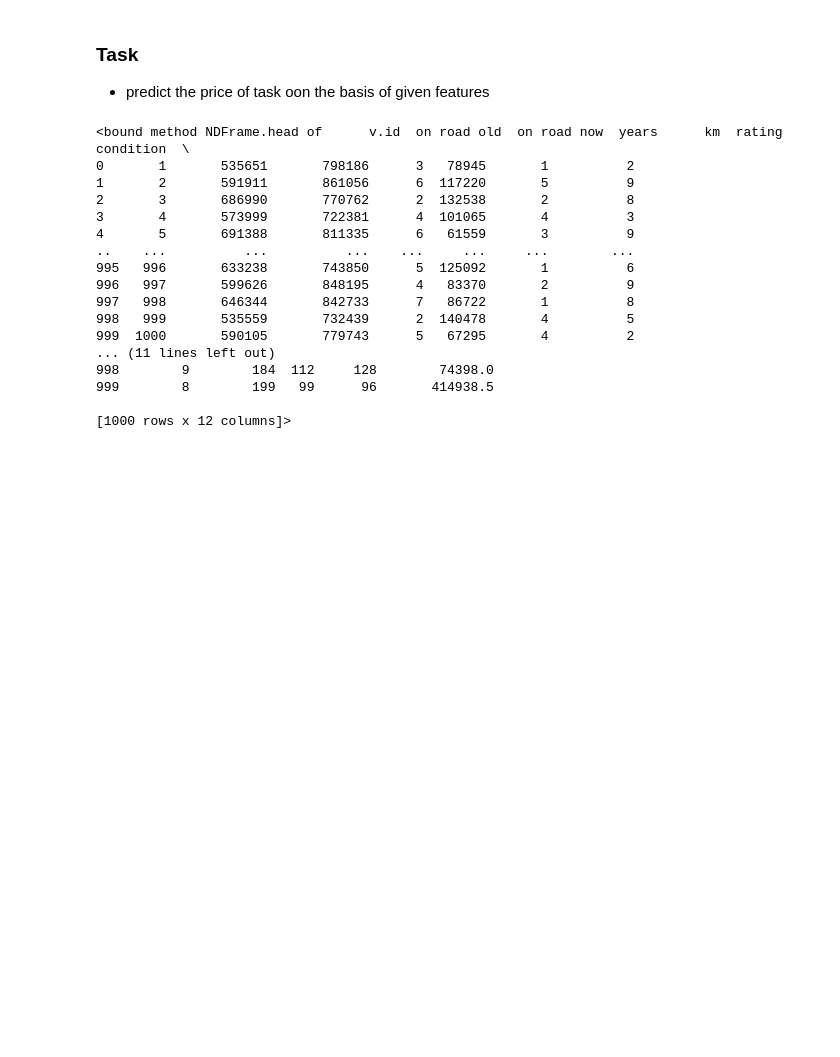
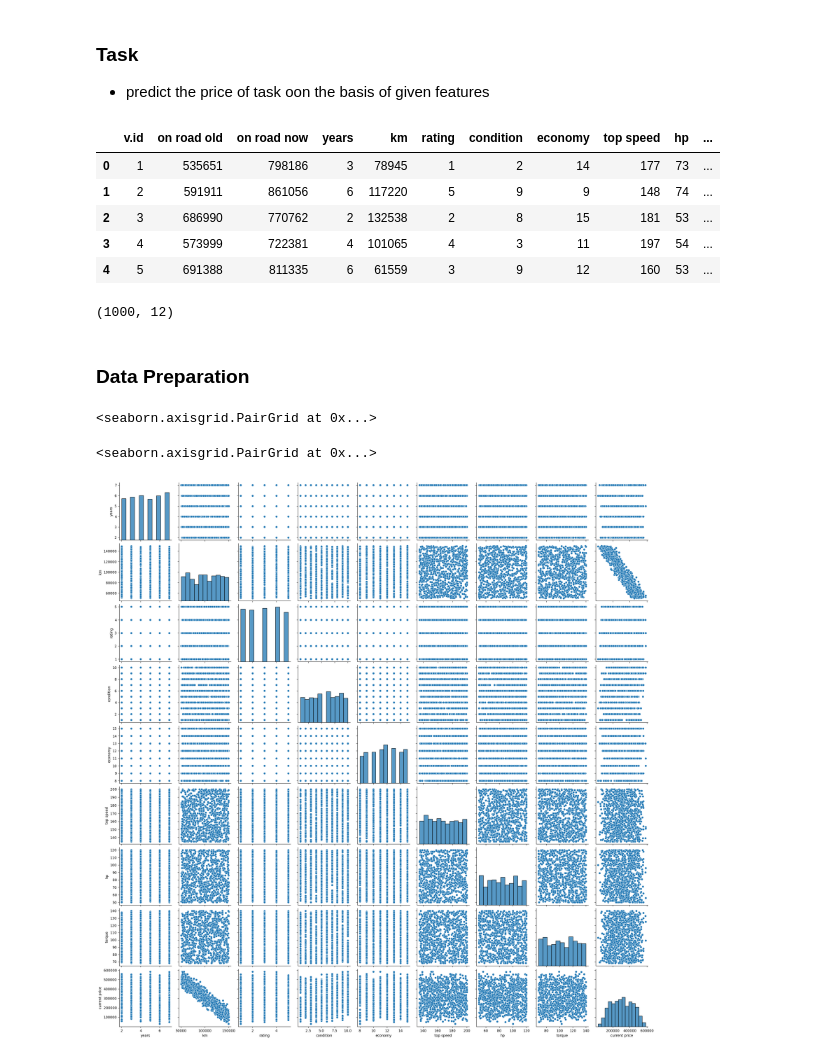
Before and after one commit to WajahatAliBasharat073/DailyTensorFlowVision, a Jupyter notebook: Projects/CarPricePrediction/CPP.ipynb, the cells around one changed output. Cells and saved outputs as stored; diff of their text form; code cells hidden in the pictures; blank space fills up the shorter version.

```diff
--- a/Projects/CarPricePrediction/CPP.ipynb
+++ b/Projects/CarPricePrediction/CPP.ipynb
@@ -22,21 +23,25 @@ import tensorflow as tf
 # %%
 df=pd.read_csv("./dataset/train.csv")
-df.head
+df.head()
 # %% [output]
-<bound method NDFrame.head of      v.id  on road old  on road now  years      km  rating  condition  \
-0       1       535651       798186      3   78945       1          2
-1       2       591911       861056      6  117220       5          9
-2       3       686990       770762      2  132538       2          8
-3       4       573999       722381      4  101065       4          3
-4       5       691388       811335      6   61559       3          9
-..    ...          ...          ...    ...     ...     ...        ...
-995   996       633238       743850      5  125092       1          6
-996   997       599626       848195      4   83370       2          9
-997   998       646344       842733      7   86722       1          8
-998   999       535559       732439      2  140478       4          5
-999  1000       590105       779743      5   67295       4          2
-... (11 lines left out)
-998        9        184  112     128        74398.0
-999        8        199   99      96       414938.5
-
-[1000 rows x 12 columns]>
+|  | v.id | on road old | on road now | years | km | rating | condition | economy | top speed | hp | ... |
+| 0 | 1 | 535651 | 798186 | 3 | 78945 | 1 | 2 | 14 | 177 | 73 | ... |
+| 1 | 2 | 591911 | 861056 | 6 | 117220 | 5 | 9 | 9 | 148 | 74 | ... |
+| 2 | 3 | 686990 | 770762 | 2 | 132538 | 2 | 8 | 15 | 181 | 53 | ... |
+| 3 | 4 | 573999 | 722381 | 4 | 101065 | 4 | 3 | 11 | 197 | 54 | ... |
+| 4 | 5 | 691388 | 811335 | 6 | 61559 | 3 | 9 | 12 | 160 | 53 | ... |
+# %%
+df.shape
+# %% [output]
+(1000, 12)
+# %% [markdown]
+### Data Preparation
+# %%
+sns.pairplot(df[["years","km","rating","condition","economy","top speed","hp","torque","current price"]],kind='kde')
+# %% [output]
+<seaborn.axisgrid.PairGrid at 0x...>
+# %%
+sns.pairplot(df[["years","km","rating","condition","economy","top speed","hp","torque","current price"]],kind='scatter')
+# %% [output]
+<seaborn.axisgrid.PairGrid at 0x...>
+[figure, added]
```
Also changed, not shown: parts of 16 cells of this notebook.
